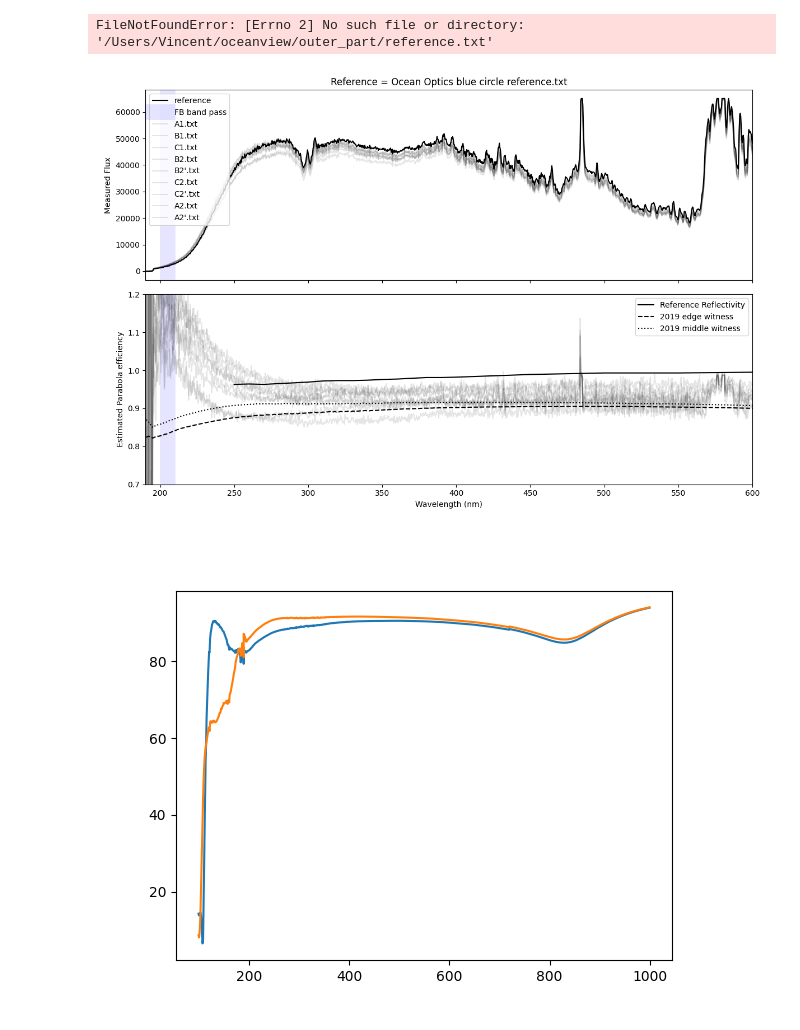
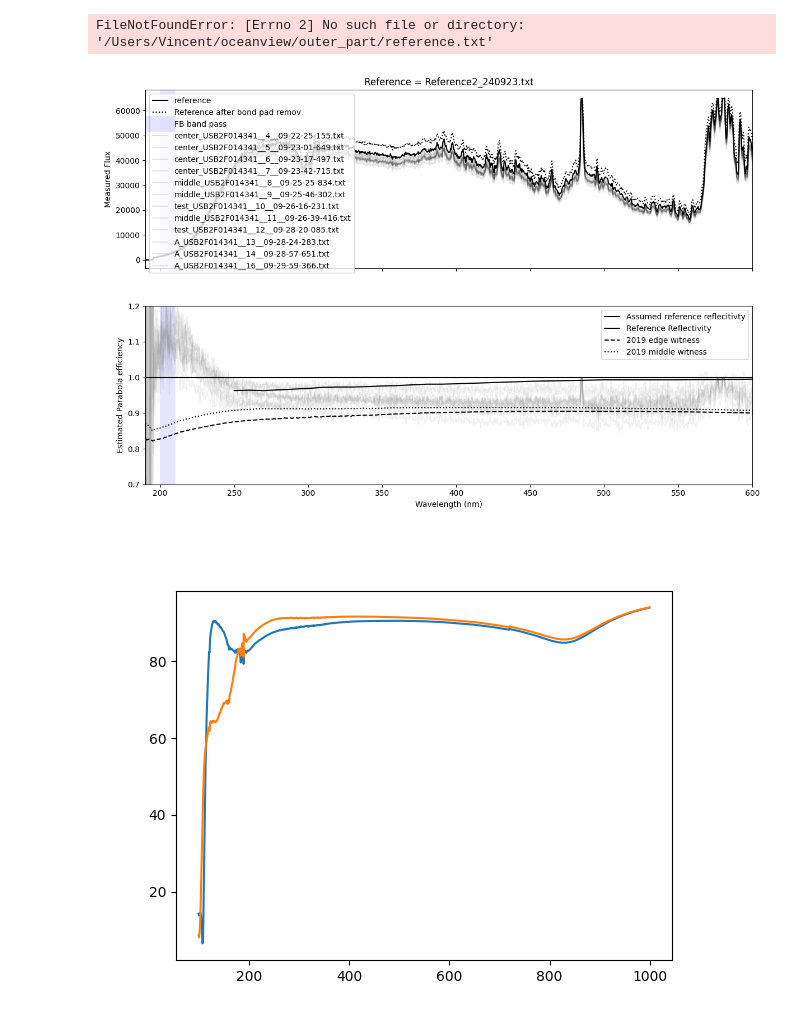
Before and after one commit to vpicouet/FIREBall-2, a Jupyter notebook: Calibration/Optics/Reflectivity.ipynb, the cells around one changed output. Drawn from its saved outputs; the diff is of its cells as text; code cells hidden in the pictures.

```diff
--- a/Calibration/Optics/Reflectivity.ipynb
+++ b/Calibration/Optics/Reflectivity.ipynb
@@ -135,11 +135,14 @@ import os
 from scipy.interpolate import interp1d
 
 files = glob.glob("/Users/Vincent/oceanview/outer_part/[ABC]*.txt")
+files = glob.glob("/Users/Vincent/oceanview/outer_part/After_bond_pad_removal/[tAmc]*.txt")
+# files = glob.glob("/Users/Vincent/oceanview/outer_part/After_bond_pad_removal/[A]*.txt")
 files.sort(key=os.path.getmtime)
 
 ref="/Users/Vincent/oceanview/outer_part/broken_piece_not_recoated.txt"
 ref="/Users/Vincent/oceanview/outer_part/2009  circle standard.txt"
-ref="/Users/Vincent/oceanview/outer_part/Ocean Optics blue circle reference.txt"
+ref2="/Users/Vincent/oceanview/outer_part/Ocean Optics blue circle reference.txt"
+ref="/Users/Vincent/oceanview/outer_part/After_bond_pad_removal/Reference2_240923.txt"
 # ref="/Users/Vincent/oceanview/USB2F014341__6__12-37-27-920.txt"
 # ref="/Users/Vincent/oceanview/outer_part/2009 UV coated reference - witness sample.txt"
 
@@ -149,11 +152,13 @@ ref_2019 = Table.read("/Users/Vincent/oceanview/outer_part/2019_10_25_AM219_Fire
 
 # dft = pd.read_csv("/Users/Vincent/oceanview/outer_part/reference.txt",  delimiter= "\t", skiprows=range(0, 14), header=None, decimal=",")#.T[2:]
 dft = pd.read_csv(ref,  delimiter= "\t", skiprows=range(0, 14), header=None, decimal=",")#.T[2:]
+dft2 = pd.read_csv(ref2,  delimiter= "\t", skiprows=range(0, 14), header=None, decimal=",")#.T[2:]
 number = len(dft.columns)-1
 # dft['median'] = dft.iloc[:, 1:].median(axis=1)
 
 fig, (ax0,ax1) = plt.subplots(2, 1,sharex=True,figsize=(12,8))
 ax0.plot(dft[0],dft[1],alpha=1,c="k",label="reference")
+ax0.plot(dft2[0],dft2[1],":k",alpha=1,label="Reference after bond pad remov")
 # ax0.plot(dft[0],dft['median'],"k-",label="Median")
 ax1.axvline(205,c="b",ls="-",alpha=0.1,lw=20)
 ax0.axvline(205,c="b",ls="-",alpha=0.1,lw=20,label="FB band pass")
@@ -168,34 +173,34 @@ for f in files:
         ax1.plot(dft[0],reflec(dft[0])*edge[1]/dft[1],alpha=0.1,c="k")
     else:
         ax1.plot(dft[0],edge[1]/dft[1],alpha=0.1,c="grey")
 
 
 if ref!="/Users/Vincent/oceanview/outer_part/Ocean Optics blue circle reference.txt":
         ax1.axhline(1,c="k",ls="-",label="Assumed reference reflecitivty")
 
 
 ax1.plot(list(reference_reflectivity[0]),np.array(reference_reflectivity[1],dtype=float),alpha=1,c="k",label="Reference Reflectivity")
 
 
 ax1.plot(ref_2019["AM21903B_edge witness"],ref_2019["_2"]/100,"--k",label="2019 edge witness")
 ax1.plot(ref_2019["AM21903B_edge witness"],ref_2019["col1"]/100,":k",label="2019 middle witness")
 
 
 ax0.legend()
 ax1.legend()
 ax1.set_xlim((190,600))
 ax1.set_ylim((0.7,1.2))
 ax0.set_title("Reference = %s"%(os.path.basename(ref)))
 # ax0.set_xscale("log")
 # plt.yscale("log")
 ax1.set_xlabel("Wavelength (nm)")
 ax0.set_ylabel("Measured Flux")
 ax1.set_ylabel("Estimated Parabola efficiency")
 
 fig.tight_layout()
 plt.show()
 # %% [output]
-[figure, old version]
+[figure, new version]
 # %%
 ref_2019
 plt.figure()
```
Also changed, not shown: parts of 2 cells of this notebook, 3 other files.
